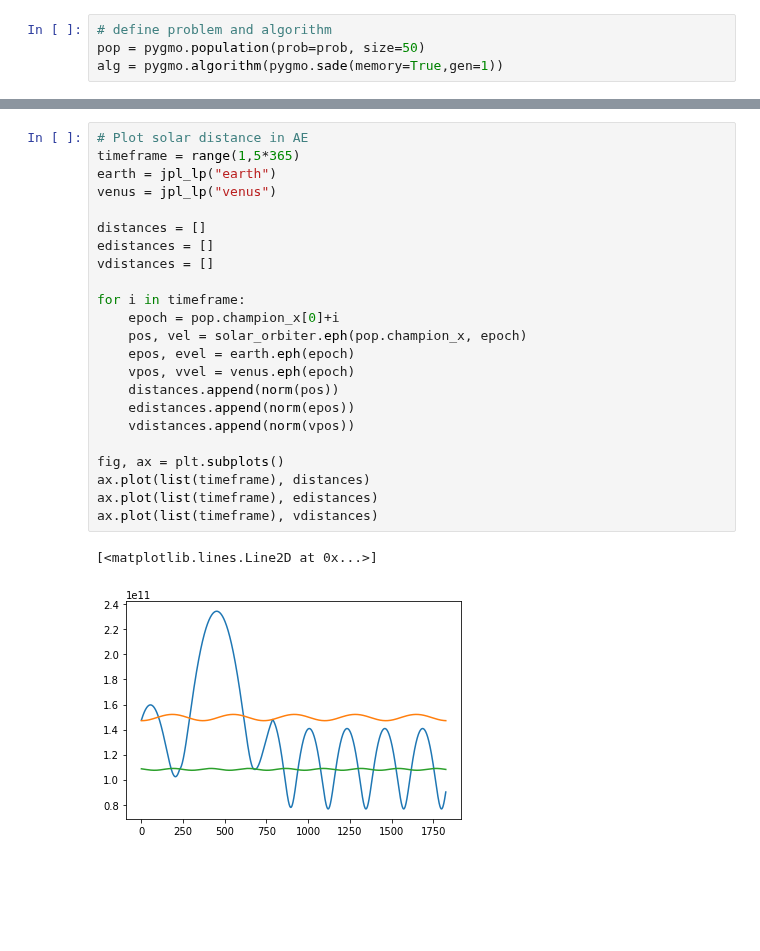
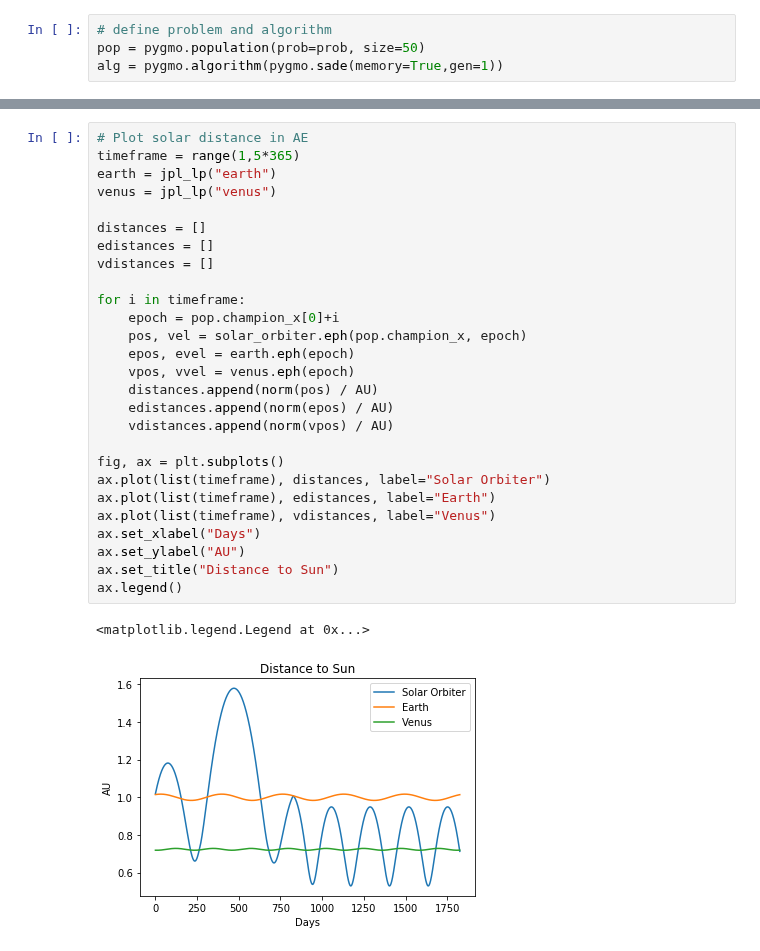
Before and after one commit to esa/pykep, a Jupyter notebook: doc/sphinx/examples/solar_orbiter.ipynb, the cells around one changed output, grey strips where cells are left out. Cells and saved outputs as stored; diff of their text form; blank space fills up the shorter version.

```diff
--- a/doc/sphinx/examples/solar_orbiter.ipynb
+++ b/doc/sphinx/examples/solar_orbiter.ipynb
@@ -105,27 +105,31 @@ solar_orbiter.plot(pop.champion_x)
 # %%
 # Plot solar distance in AE
 timeframe = range(1,5*365)
 earth = jpl_lp("earth")
 venus = jpl_lp("venus")
 
 distances = []
 edistances = []
 vdistances = []
 
 for i in timeframe:
     epoch = pop.champion_x[0]+i
     pos, vel = solar_orbiter.eph(pop.champion_x, epoch)
     epos, evel = earth.eph(epoch)
     vpos, vvel = venus.eph(epoch)
-    distances.append(norm(pos))
-    edistances.append(norm(epos))
-    vdistances.append(norm(vpos))
+    distances.append(norm(pos) / AU)
+    edistances.append(norm(epos) / AU)
+    vdistances.append(norm(vpos) / AU)
 
 fig, ax = plt.subplots()
-ax.plot(list(timeframe), distances)
-ax.plot(list(timeframe), edistances)
-ax.plot(list(timeframe), vdistances)
+ax.plot(list(timeframe), distances, label="Solar Orbiter")
+ax.plot(list(timeframe), edistances, label="Earth")
+ax.plot(list(timeframe), vdistances, label="Venus")
+ax.set_xlabel("Days")
+ax.set_ylabel("AU")
+ax.set_title("Distance to Sun")
+ax.legend()
 # %% [output]
-[<matplotlib.lines.Line2D at 0x...>]
+<matplotlib.legend.Legend at 0x...>
-[figure, old version]
+[figure, new version]
 # %%
```
Also changed, not shown: parts of 7 cells of this notebook.
